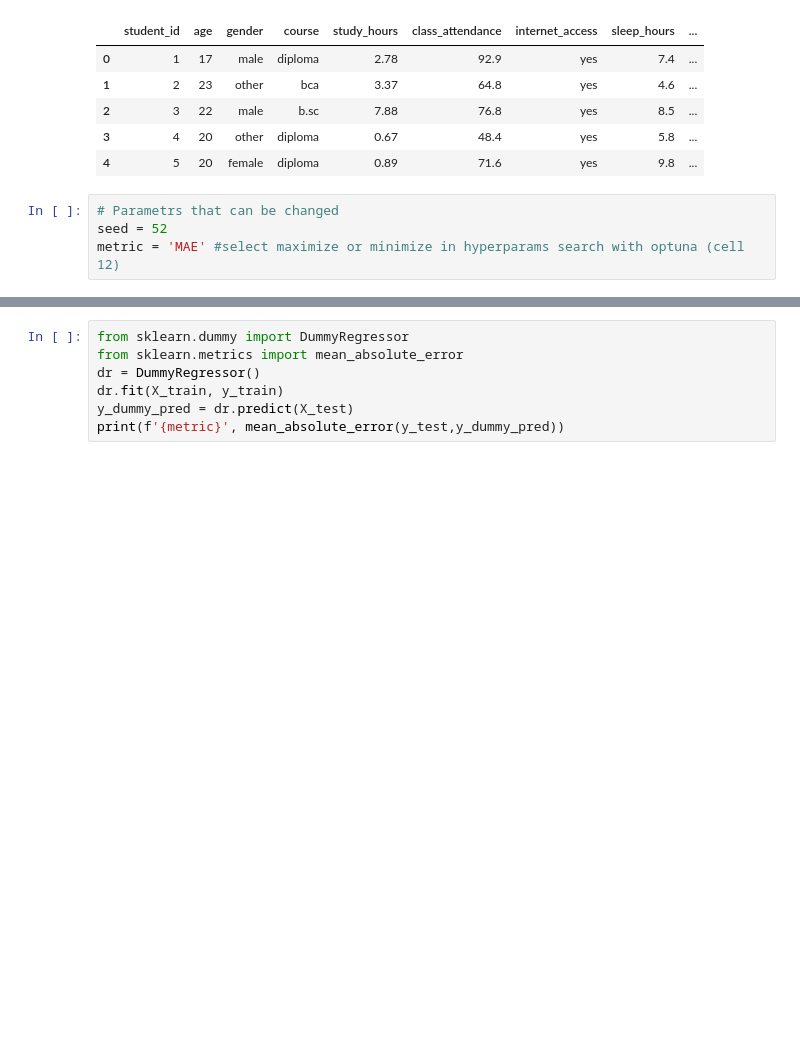
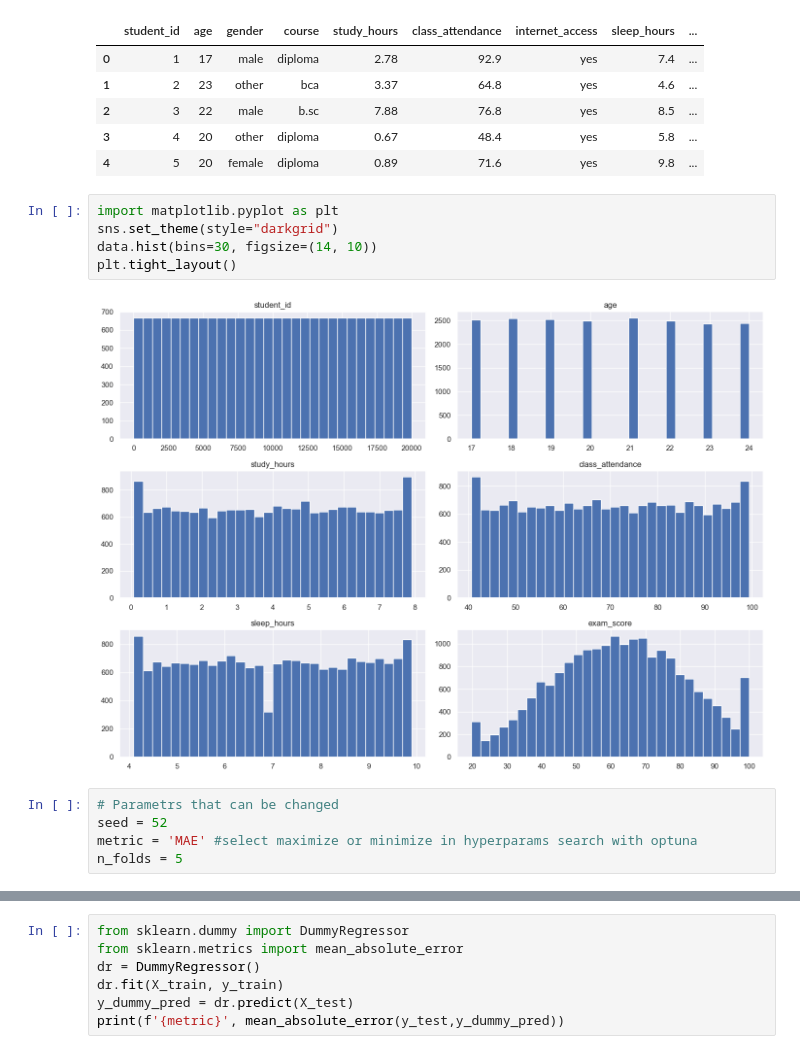
Before and after one commit to s0rryqqq/kaggle_notebooks, a Jupyter notebook: exam_scores/exam_predictor.ipynb, the cells around one changed output, grey strips where cells are left out. Cells and saved outputs as stored; diff of their text form; blank space fills up the shorter version.

```diff
--- a/exam_scores/exam_predictor.ipynb
+++ b/exam_scores/exam_predictor.ipynb
@@ -15,9 +15,17 @@ data.head()
 | 2 | 3 | 22 | male | b.sc | 7.88 | 76.8 | yes | 8.5 | ... |
 | 3 | 4 | 20 | other | diploma | 0.67 | 48.4 | yes | 5.8 | ... |
 | 4 | 5 | 20 | female | diploma | 0.89 | 71.6 | yes | 9.8 | ... |
+# %%
+import matplotlib.pyplot as plt
+sns.set_theme(style="darkgrid")
+data.hist(bins=30, figsize=(14, 10))
+plt.tight_layout()
+# %% [output]
+[figure, added]
 # %%
 # Parametrs that can be changed
 seed = 52
-metric = 'MAE' #select maximize or minimize in hyperparams search with optuna (cell 12)
+metric = 'MAE' #select maximize or minimize in hyperparams search with optuna
+n_folds = 5
 # %%
 from sklearn.model_selection import train_test_split
```
Also changed, not shown: parts of 14 cells of this notebook.
